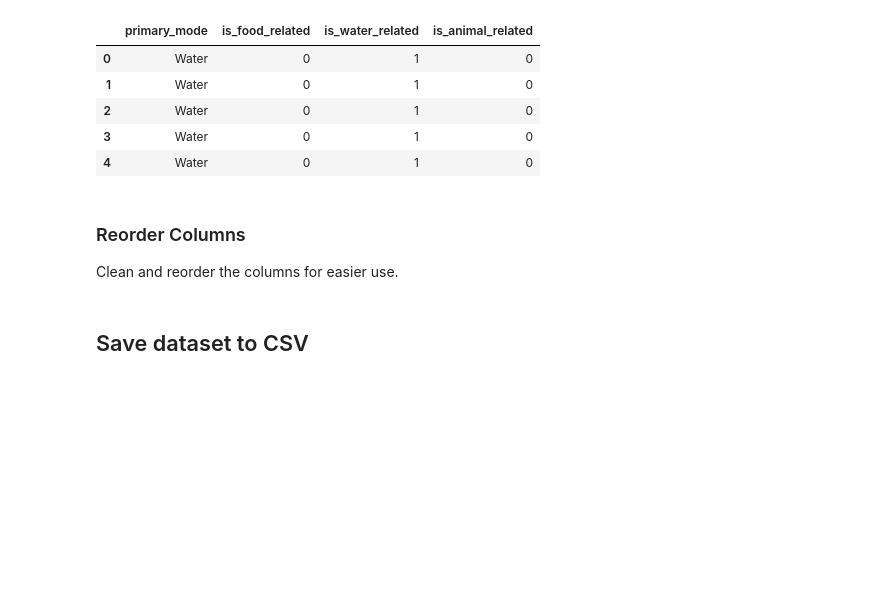
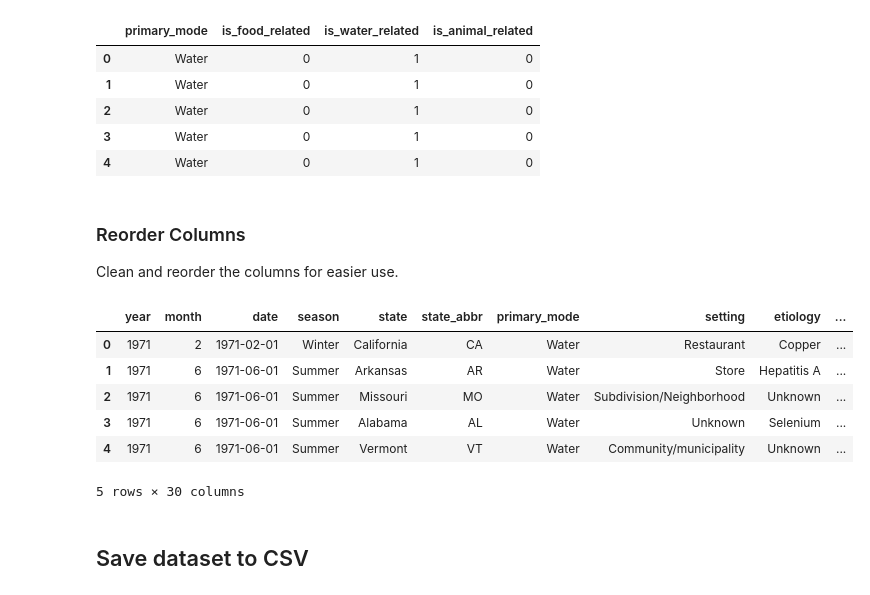
Before and after one commit to ceciliaalbertblack/DSE511_Final_Project, a Jupyter notebook: Step 1. Data Cleaning/Python code/data_cleaning_v2.ipynb, the cells around one changed output. Cells and saved outputs as stored; diff of their text form; code cells hidden in the pictures; blank space fills up the shorter version.

```diff
--- a/Step 1. Data Cleaning/Python code/data_cleaning_v2.ipynb
+++ b/Step 1. Data Cleaning/Python code/data_cleaning_v2.ipynb
@@ -810,8 +810,43 @@ display(outbreak_clean[['primary_mode', 'is_food_related', 'is_water_related', '
 
 Clean and reorder the columns for easier use.
 # %%
-# Preview cleaned dataframe
-outbreak_clean.info()
+outbreak_clean = outbreak_clean[
+    [
+        # Metadata
+        'year', 'month', 'date', 'season', 'state', 'state_abbr',
+
+        # Outbreak characteristics
+        'primary_mode', 'setting', 'etiology', 'etiology_grouped',
+        'ifsac_category', 'food_vehicle', 'water_exposure',
+        'water_type', 'water_type_group', 'animal_type', 'animal_group',
+
+        # Outcome counts
+        'illnesses', 'hospitalizations', 'deaths',
+
+        # Standardized counts
+        'illnesses_std', 'hospitalizations_std', 'deaths_std',
+
+        # Ratios
+        'hosp_per_ill', 'death_per_ill',
+
+        # Missing flags
+        'food_vehicle_missing', 'water_exposure_missing',
+
+        # Indicators
+        'is_food_related', 'is_water_related', 'is_animal_related'
+    ]
+]
+
+# Preview the cleaned dataset
+outbreak_clean.head()
+# %% [output]
+|  | year | month | date | season | state | state_abbr | primary_mode | setting | etiology | ... |
+| 0 | 1971 | 2 | 1971-02-01 | Winter | California | CA | Water | Restaurant | Copper | ... |
+| 1 | 1971 | 6 | 1971-06-01 | Summer | Arkansas | AR | Water | Store | Hepatitis A | ... |
+| 2 | 1971 | 6 | 1971-06-01 | Summer | Missouri | MO | Water | Subdivision/Neighborhood | Unknown | ... |
+| 3 | 1971 | 6 | 1971-06-01 | Summer | Alabama | AL | Water | Unknown | Selenium | ... |
+| 4 | 1971 | 6 | 1971-06-01 | Summer | Vermont | VT | Water | Community/municipality | Unknown | ... |
+5 rows × 30 columns
 # %% [markdown]
 ## Save dataset to CSV
 # %%
```
Also changed, not shown: parts of 1 cell of this notebook, 3 other files.
